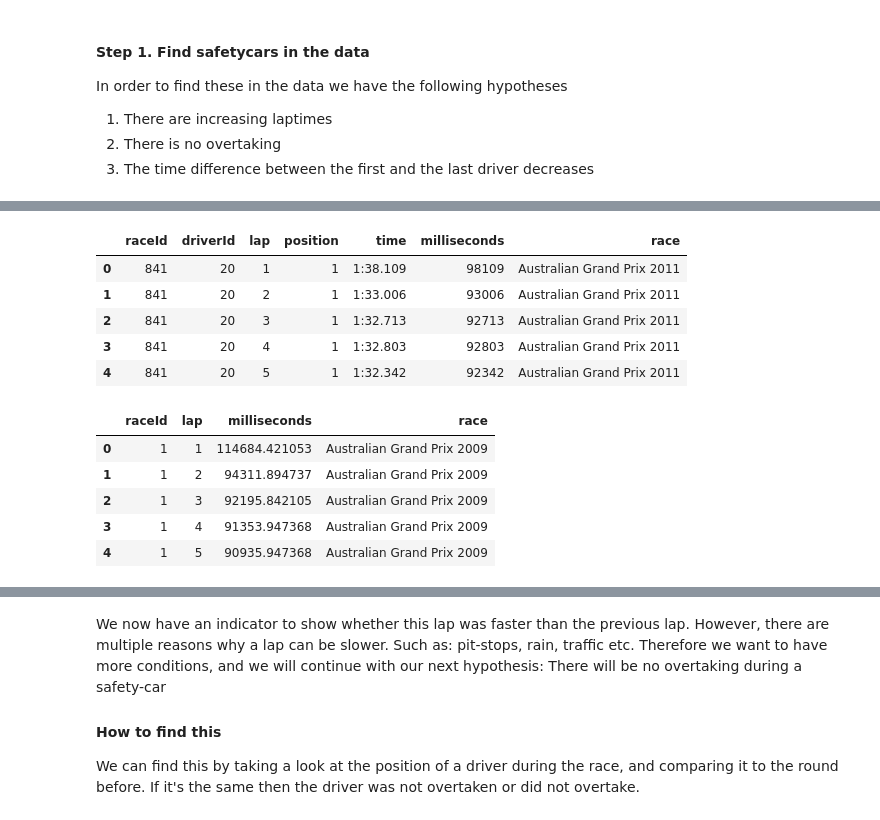
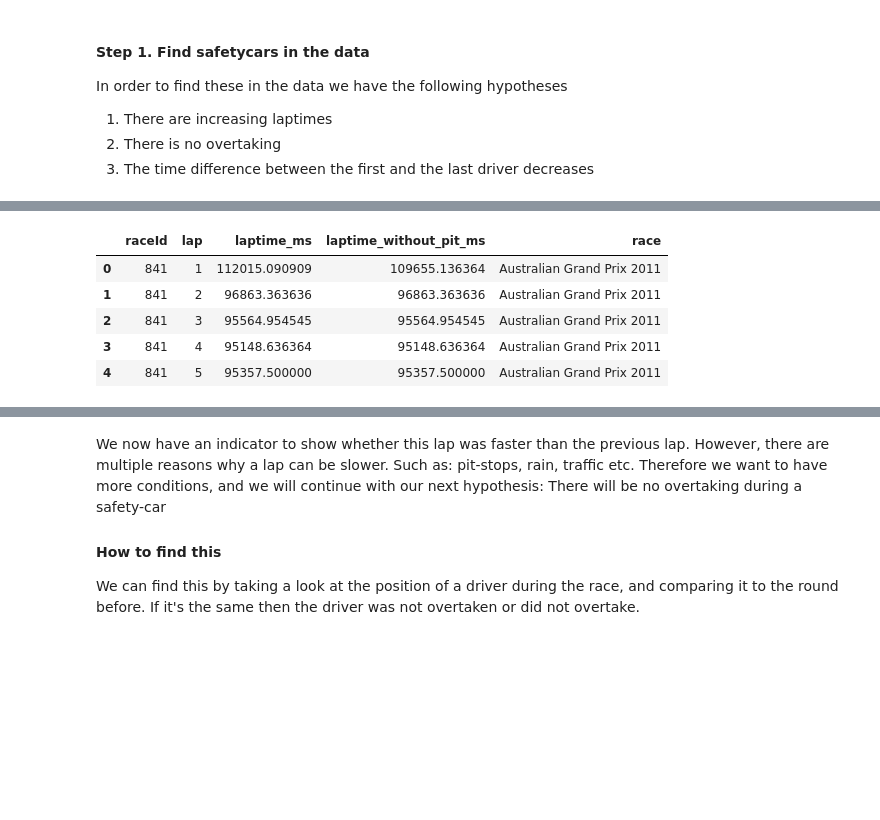
Before and after one commit to yannickaugustijn/F1, a Jupyter notebook: Safety cars.ipynb, the cells around one changed output, grey strips where cells are left out. Drawn from its saved outputs; the diff is of its cells as text; code cells hidden in the pictures; blank space fills up the shorter version.

```diff
--- a/Safety cars.ipynb
+++ b/Safety cars.ipynb
@@ -86,0 +118,3 @@ dtype: object
+# %%
+# Add pitstop data
+pitstops_df = pd.read_csv('pit_stops.csv')
@@ -86,0 +156,8 @@ dtype: object
+# %%
+# I notice that there are only 179 races of which I have the pitstop data
+# For now I will only include these races in my analysis
+pitstop_race_ids = pitstops_df['raceId'].unique()
+laptimes_df = laptimes_df[laptimes_df['raceId'].isin(pitstop_race_ids)]
+races_df = races_df[races_df['raceId'].isin(pitstop_race_ids)]
+
+print("We now have data of {} races".format(races_df['raceId'].nunique()))
@@ -123,0 +172,14 @@ dtype: object
+# %%
+# Hypothesis 1. There are increasing laptimes
+# I first make the table that is needed. THis contains per racer, race and lap the laptime and time without pitstop
+laptime_race_df = laptimes_df.merge(races_df[['raceId', 'race']]
+                                    , how = 'left'
+                                    , on = 'raceId')
+laptime_race_df = laptime_race_df.merge(pitstops_df[['raceId', 'driverId', 'lap', 'milliseconds']]
+                                , on = ['raceId', 'driverId', 'lap']
+                                , how = 'left')\
+                                .fillna(0)
+laptime_race_df = laptime_race_df.rename(columns = {'milliseconds_x' : 'laptime_ms'
+                                 , 'milliseconds_y' : 'pitstop_ms'}
+laptime_race_df['laptime_without_pit_ms'] = laptime_race_df['laptime_ms'] - laptime_race_df['pitstop_ms']
+laptime_race_df.head(100)
@@ -124,28 +204,20 @@ dtype: object
 # %%
 # Here I'll get the mean time per lap
-laptime_race_df = laptimes_df.merge(races_df[['raceId', 'race']]
-                                    , how = 'left'
-                                    , on = 'raceId')
-laptime_race_df.head()
-avg_laptimes_race_df = laptime_race_df[['raceId', 'lap', 'race','milliseconds',]]\
+# This is both for the laptimes and the laptimes without pitstops
+avg_laptimes_race_df = laptime_race_df[['raceId', 'lap', 'race','laptime_ms', 'laptime_without_pit_ms']]\
                                      .groupby(['raceId', 'lap'])\
-                                     .agg({'milliseconds' : 'mean',
-                                           'race'         : 'max'})
+                                     .agg({'laptime_ms' : 'mean'
+                                           , 'laptime_without_pit_ms' : 'mean'
+                                           , 'race'         : 'max'})
 avg_laptimes_race_df = avg_laptimes_race_df.reset_index()
 avg_laptimes_race_df.head()
 # %% [output]
-|  | raceId | driverId | lap | position | time | milliseconds | race |
-| 0 | 841 | 20 | 1 | 1 | 1:38.109 | 98109 | Australian Grand Prix 2011 |
-| 1 | 841 | 20 | 2 | 1 | 1:33.006 | 93006 | Australian Grand Prix 2011 |
-| 2 | 841 | 20 | 3 | 1 | 1:32.713 | 92713 | Australian Grand Prix 2011 |
-| 3 | 841 | 20 | 4 | 1 | 1:32.803 | 92803 | Australian Grand Prix 2011 |
-| 4 | 841 | 20 | 5 | 1 | 1:32.342 | 92342 | Australian Grand Prix 2011 |
+|  | raceId | lap | laptime_ms | laptime_without_pit_ms | race |
+| 0 | 841 | 1 | 112015.090909 | 109655.136364 | Australian Grand Prix 2011 |
+| 1 | 841 | 2 | 96863.363636 | 96863.363636 | Australian Grand Prix 2011 |
+| 2 | 841 | 3 | 95564.954545 | 95564.954545 | Australian Grand Prix 2011 |
+| 3 | 841 | 4 | 95148.636364 | 95148.636364 | Australian Grand Prix 2011 |
+| 4 | 841 | 5 | 95357.500000 | 95357.500000 | Australian Grand Prix 2011 |
-|  | raceId | lap | milliseconds | race |
-| 0 | 1 | 1 | 114684.421053 | Australian Grand Prix 2009 |
-| 1 | 1 | 2 | 94311.894737 | Australian Grand Prix 2009 |
-| 2 | 1 | 3 | 92195.842105 | Australian Grand Prix 2009 |
-| 3 | 1 | 4 | 91353.947368 | Australian Grand Prix 2009 |
-| 4 | 1 | 5 | 90935.947368 | Australian Grand Prix 2009 |
 # %%
 # Visualize the laptimes of an individual race
 # Here we select a race to visualize
```
Also changed, not shown: parts of 33 cells of this notebook.
